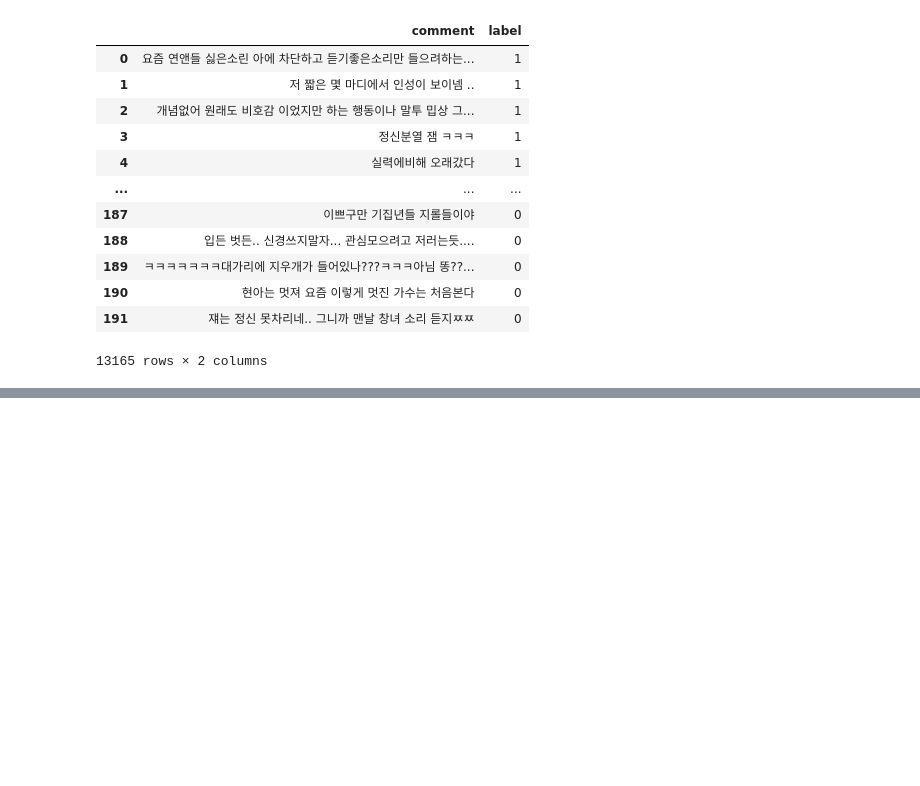
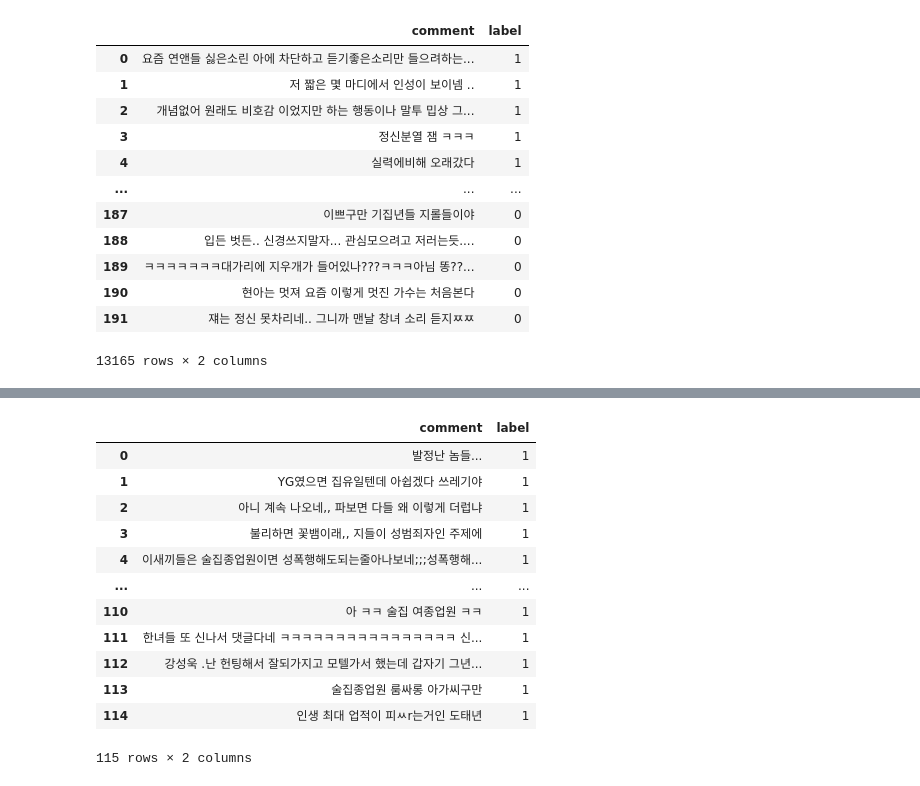
Before and after one commit to sooyeon-go/grad_project, a Jupyter notebook: comment_crawling_r/comment2_csv.ipynb, the cells around one changed output, grey strips where cells are left out. Saved outputs shown, nothing was run; the diff lists cells and outputs as text; code cells hidden in the pictures; blank space fills up the shorter version.

```diff
--- a/comment_crawling_r/comment2_csv.ipynb
+++ b/comment_crawling_r/comment2_csv.ipynb
@@ -897,0 +922,17 @@ fi13
+# %%
+dic15 = pd.read_csv('n_comment22_csv.csv',encoding = 'cp949')
+dic15
+# %% [output]
+|  | comment | label |
+| 0 | 발정난 놈들... | 1 |
+| 1 | YG였으면 집유일텐데 아쉽겠다 쓰레기야 | 1 |
+| 2 | 아니 계속 나오네,, 파보면 다들 왜 이렇게 더럽냐 | 1 |
+| 3 | 불리하면 꽃뱀이래,, 지들이 성범죄자인 주제에 | 1 |
+| 4 | 이새끼들은 술집종업원이면 성폭행해도되는줄아나보네;;;성폭행해... | 1 |
+| ... | ... | ... |
+| 110 | 아 ㅋㅋ 술집 여종업원 ㅋㅋ | 1 |
+| 111 | 한녀들 또 신나서 댓글다네 ㅋㅋㅋㅋㅋㅋㅋㅋㅋㅋㅋㅋㅋㅋㅋㅋ 신... | 1 |
+| 112 | 강성욱 .난 헌팅해서 잘되가지고 모텔가서 했는데 갑자기 그년... | 1 |
+| 113 | 술집종업원 룸싸롱 아가씨구만 | 1 |
+| 114 | 인생 최대 업적이 피ㅆr는거인 도태년 | 1 |
+115 rows × 2 columns
```
Also changed, not shown: parts of 2 cells of this notebook.
